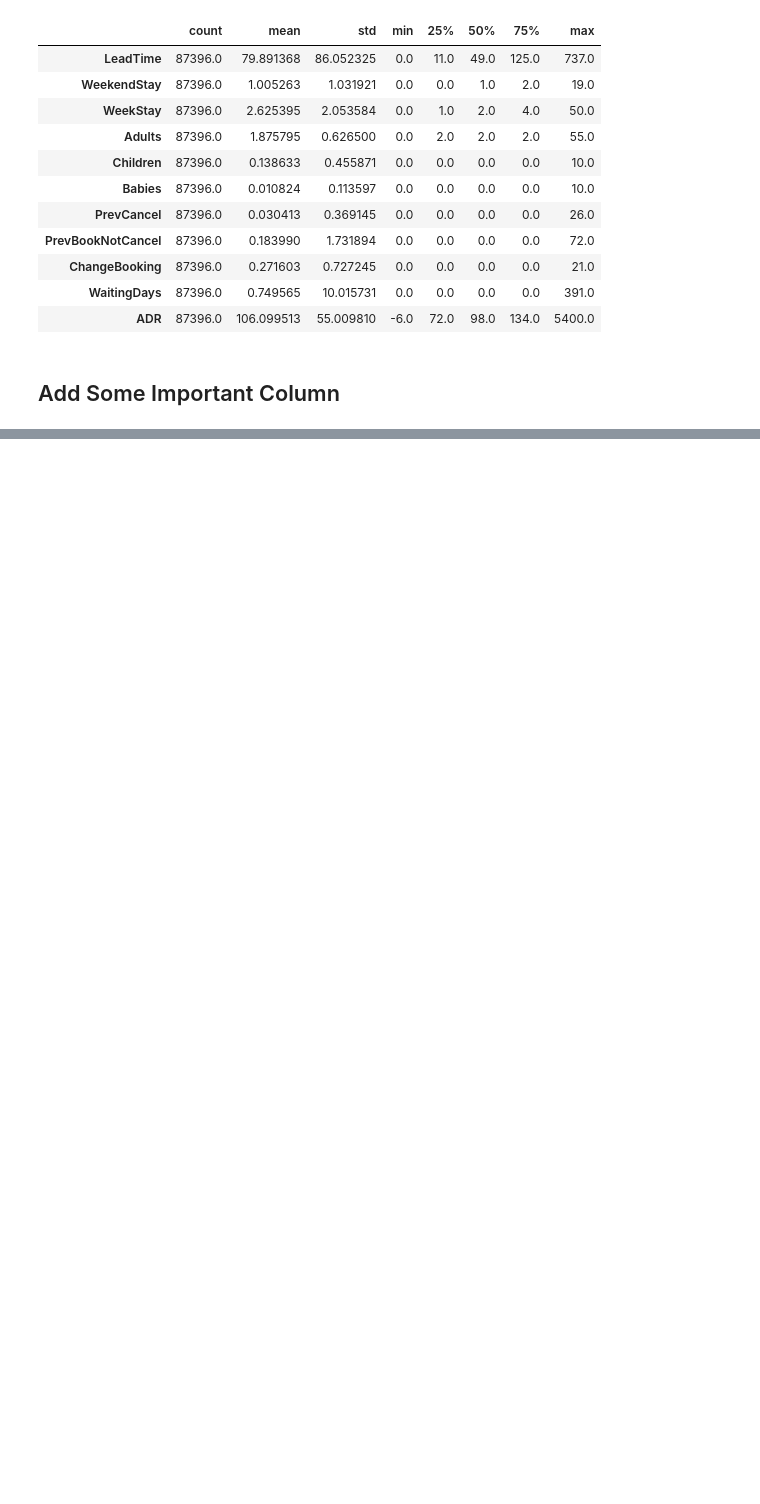
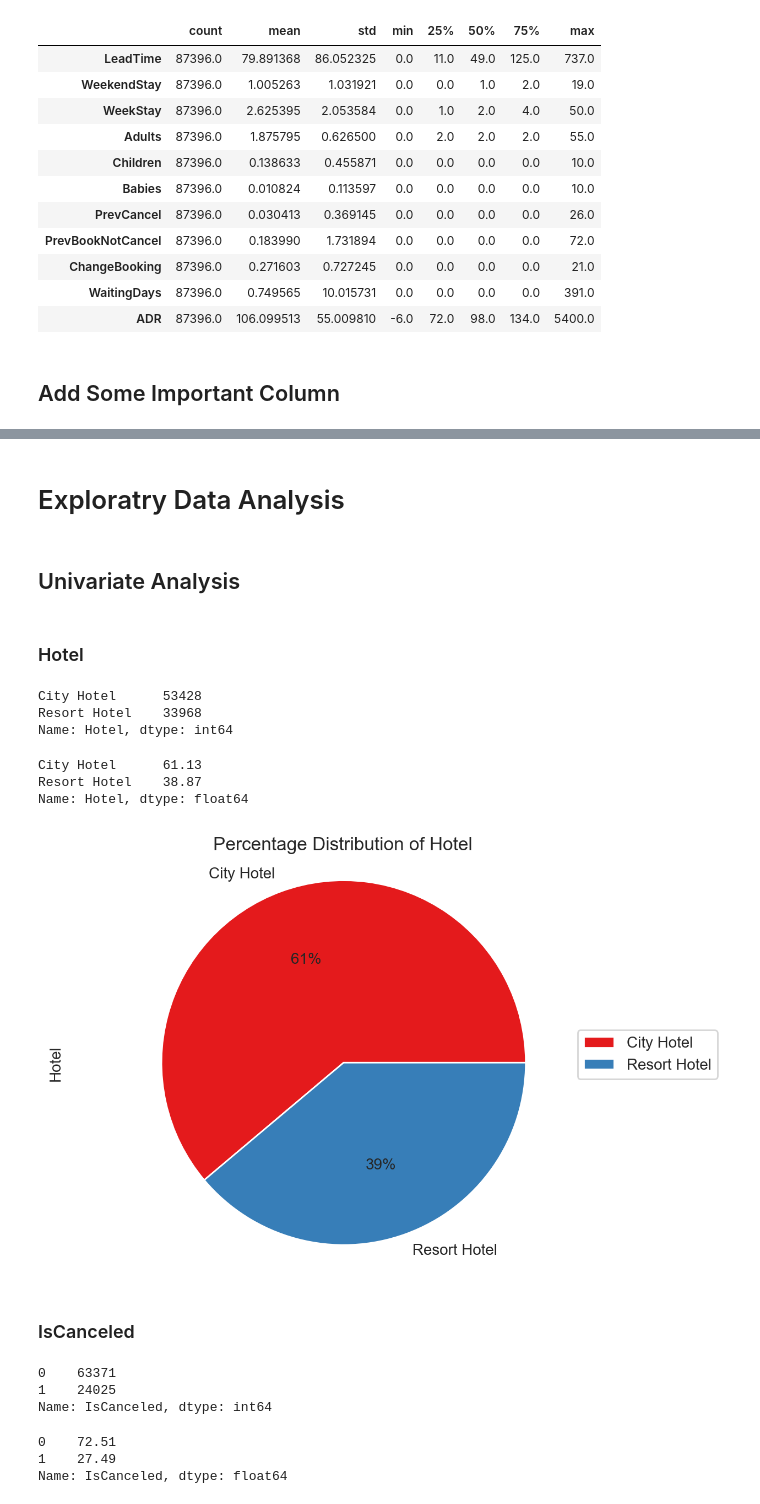
Before and after one commit to NitishDataScientist/Hotel_Booking_Analysis_EDA, a Jupyter notebook: Nitish_Hotel_Booking_Analysis.ipynb, the cells around one changed output, grey strips where cells are left out. Cells and saved outputs as stored; diff of their text form; code cells hidden in the pictures; blank space fills up the shorter version.

Commit message:
Univariate Analysis Completed

```diff
--- a/Nitish_Hotel_Booking_Analysis.ipynb
+++ b/Nitish_Hotel_Booking_Analysis.ipynb
@@ -531,0 +540,20 @@ df.head()
+# %%
+# Get List of alpha_2 code and alpha_3 code
+list_alpha_2 = [i.alpha_2 for i in list(pycountry.countries)]
+list_alpha_3 = [i.alpha_3 for i in list(pycountry.countries)]
+# %%
+# Function for geeting full country name from country code
+def get_country_name(df):
+    try:
+        if (len(df['Country'])==2 and df['Country'] in list_alpha_2):
+            return pycountry.countries.get(alpha_2=df['Country']).name
+        elif (len(df['Country'])==3 and df['Country'] in list_alpha_3):
+            return pycountry.countries.get(alpha_3=df['Country']).name
+    except:
+        return 'Not Found'
+# %%
+# Add new column Countryame
+df['CountryName'] = df.apply(get_country_name, axis = 1)
+# %%
+# Drop country column
+df = df.drop('Country', axis = 1)
@@ -531,0 +629,48 @@ df.head()
+# %% [markdown]
+# Exploratry Data Analysis
+# %% [markdown]
+## Univariate Analysis
+# %% [markdown]
+### Hotel
+# %%
+# Count of Hotel types
+df['Hotel'].value_counts()
+# %% [output]
+City Hotel      53428
+Resort Hotel    33968
+Name: Hotel, dtype: int64
+# %%
+# Percentage Distribution of Hotel
+round(df['Hotel'].value_counts(normalize=True)*100,2)
+# %% [output]
+City Hotel      61.13
+Resort Hotel    38.87
+Name: Hotel, dtype: float64
+# %%
+# Percentage Distribution of Hotel using pie chart
+plt.figure(dpi = 200)
+df['Hotel'].value_counts().plot(kind = 'pie',
+                                colors = sns.color_palette('Set1'),
+                                autopct='%.0f%%')
+plt.legend(bbox_to_anchor=(1.2,0.6))
+plt.title('Percentage Distribution of Hotel')
+plt.axis('equal')
+plt.show()
+# %% [output]
+[figure, added]
+# %% [markdown]
+### IsCanceled
+# %%
+# Count of IsCanceled
+df['IsCanceled'].value_counts()
+# %% [output]
+0    63371
+1    24025
+Name: IsCanceled, dtype: int64
+# %%
+# Percentage Distribution of IsCanceled
+round(df['IsCanceled'].value_counts(normalize=True)*100,2)
+# %% [output]
+0    72.51
+1    27.49
+Name: IsCanceled, dtype: float64
```
Also changed, not shown: parts of 86 cells of this notebook.
